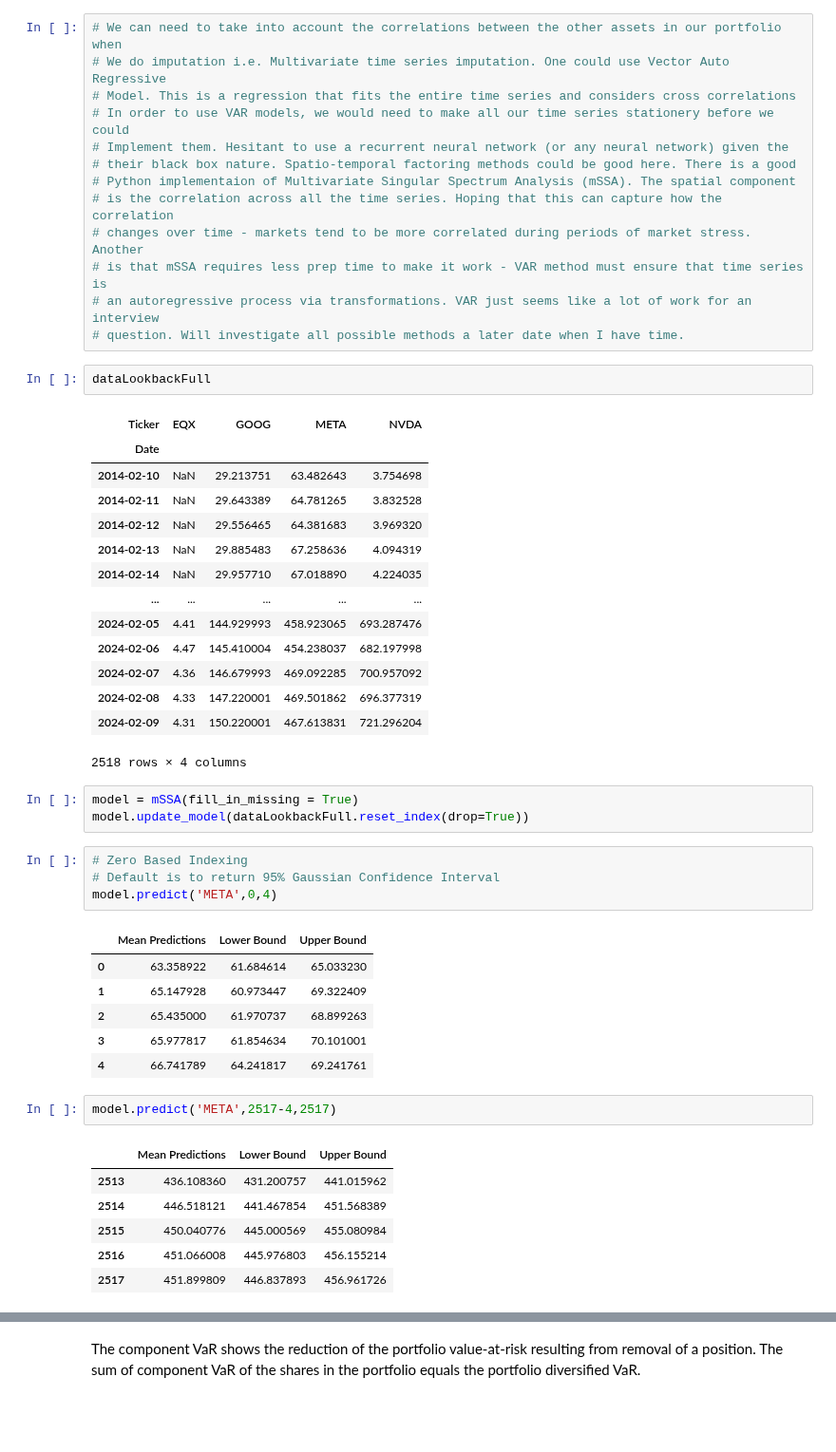
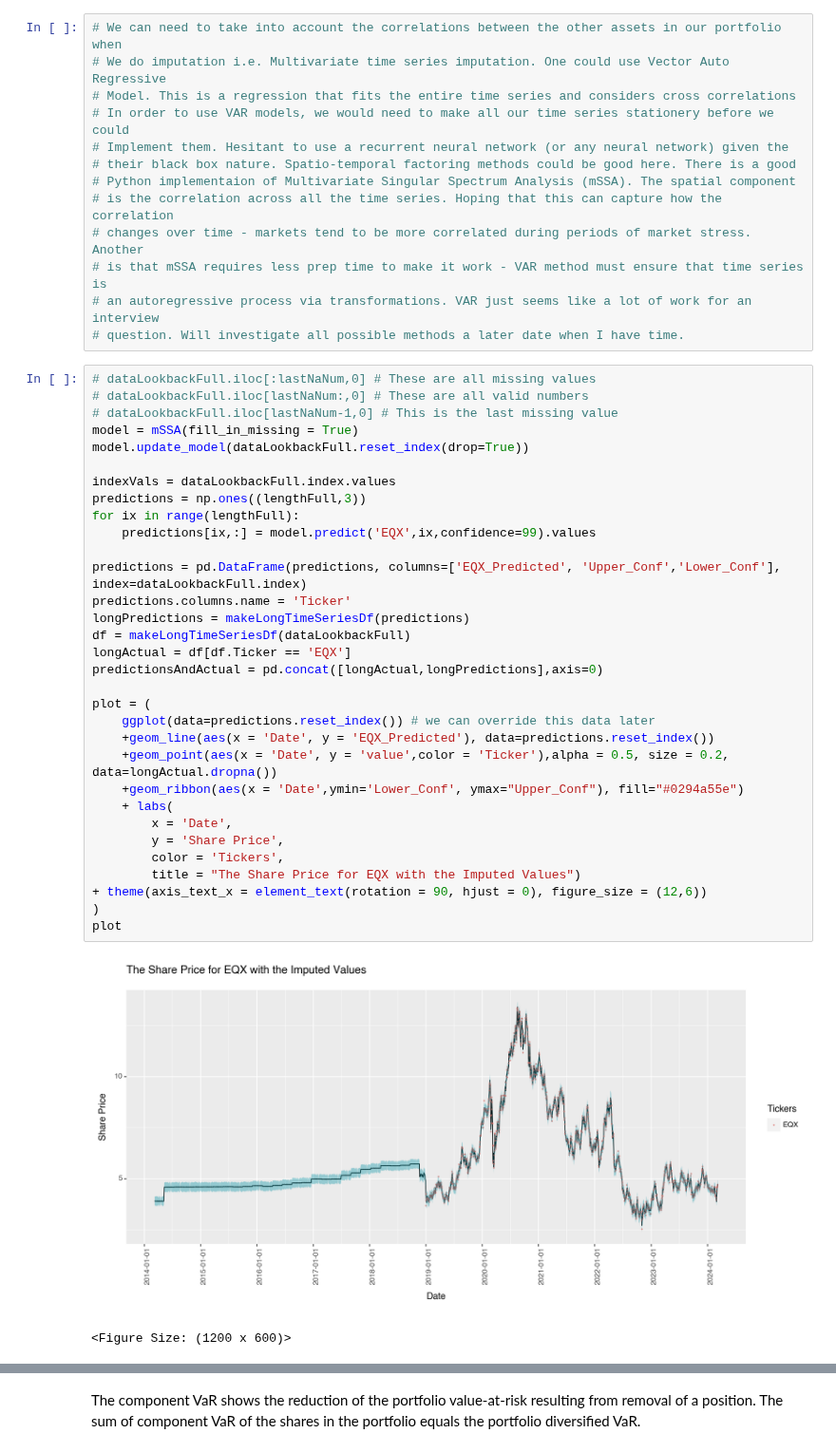
Before and after one commit to tomiadewusi/Case-Study, a Jupyter notebook: caseStudy2.ipynb, the cells around one changed output, grey strips where cells are left out. Shown at 95% size. Drawn from its saved outputs; the diff is of its cells as text; blank space fills up the shorter version.

```diff
--- a/caseStudy2.ipynb
+++ b/caseStudy2.ipynb
@@ -61,43 +59,38 @@ makeTimeSeriesPlot(title,makeLongTimeSeriesDf(dataLookbackFull))
 # is that mSSA requires less prep time to make it work - VAR method must ensure that time series is
 # an autoregressive process via transformations. VAR just seems like a lot of work for an interview
 # question. Will investigate all possible methods a later date when I have time.
-# %%
-dataLookbackFull
-# %% [output]
-| Ticker | EQX | GOOG | META | NVDA |
-| Date |  |  |  |  |
-| 2014-02-10 | NaN | 29.213751 | 63.482643 | 3.754698 |
-| 2014-02-11 | NaN | 29.643389 | 64.781265 | 3.832528 |
-| 2014-02-12 | NaN | 29.556465 | 64.381683 | 3.969320 |
-| 2014-02-13 | NaN | 29.885483 | 67.258636 | 4.094319 |
-| 2014-02-14 | NaN | 29.957710 | 67.018890 | 4.224035 |
-| ... | ... | ... | ... | ... |
-| 2024-02-05 | 4.41 | 144.929993 | 458.923065 | 693.287476 |
-| 2024-02-06 | 4.47 | 145.410004 | 454.238037 | 682.197998 |
-| 2024-02-07 | 4.36 | 146.679993 | 469.092285 | 700.957092 |
-| 2024-02-08 | 4.33 | 147.220001 | 469.501862 | 696.377319 |
-| 2024-02-09 | 4.31 | 150.220001 | 467.613831 | 721.296204 |
-2518 rows × 4 columns
-# %%
-model = mSSA(fill_in_missing = True)
-model.update_model(dataLookbackFull.reset_index(drop=True))
-# %%
-# Zero Based Indexing
-# Default is to return 95% Gaussian Confidence Interval
-model.predict('META',0,4)
-# %% [output]
-|  | Mean Predictions | Lower Bound | Upper Bound |
-| 0 | 63.358922 | 61.684614 | 65.033230 |
-| 1 | 65.147928 | 60.973447 | 69.322409 |
-| 2 | 65.435000 | 61.970737 | 68.899263 |
-| 3 | 65.977817 | 61.854634 | 70.101001 |
-| 4 | 66.741789 | 64.241817 | 69.241761 |
-# %%
-model.predict('META',2517-4,2517)
-# %% [output]
-|  | Mean Predictions | Lower Bound | Upper Bound |
-| 2513 | 436.108360 | 431.200757 | 441.015962 |
-| 2514 | 446.518121 | 441.467854 | 451.568389 |
-| 2515 | 450.040776 | 445.000569 | 455.080984 |
-| 2516 | 451.066008 | 445.976803 | 456.155214 |
-| 2517 | 451.899809 | 446.837893 | 456.961726 |
+# %%
+# dataLookbackFull.iloc[:lastNaNum,0] # These are all missing values
+# dataLookbackFull.iloc[lastNaNum:,0] # These are all valid numbers
+# dataLookbackFull.iloc[lastNaNum-1,0] # This is the last missing value
+model = mSSA(fill_in_missing = True)
+model.update_model(dataLookbackFull.reset_index(drop=True))
+
+indexVals = dataLookbackFull.index.values
+predictions = np.ones((lengthFull,3))
+for ix in range(lengthFull):
+    predictions[ix,:] = model.predict('EQX',ix,confidence=99).values
+
+predictions = pd.DataFrame(predictions, columns=['EQX_Predicted', 'Upper_Conf','Lower_Conf'], index=dataLookbackFull.index)
+predictions.columns.name = 'Ticker'
+longPredictions = makeLongTimeSeriesDf(predictions)
+df = makeLongTimeSeriesDf(dataLookbackFull)
+longActual = df[df.Ticker == 'EQX']
+predictionsAndActual = pd.concat([longActual,longPredictions],axis=0)
+
+plot = (
+    ggplot(data=predictions.reset_index()) # we can override this data later
+    +geom_line(aes(x = 'Date', y = 'EQX_Predicted'), data=predictions.reset_index())
+    +geom_point(aes(x = 'Date', y = 'value',color = 'Ticker'),alpha = 0.5, size = 0.2, data=longActual.dropna())
+    +geom_ribbon(aes(x = 'Date',ymin='Lower_Conf', ymax="Upper_Conf"), fill="#0294a55e")
+    + labs(
+        x = 'Date',
+        y = 'Share Price',
+        color = 'Tickers',
+        title = "The Share Price for EQX with the Imputed Values")
++ theme(axis_text_x = element_text(rotation = 90, hjust = 0), figure_size = (12,6))
+)
+plot
+# %% [output]
+[figure, added]
+<Figure Size: (1200 x 600)>
```
Also changed, not shown: parts of 6 cells of this notebook.
